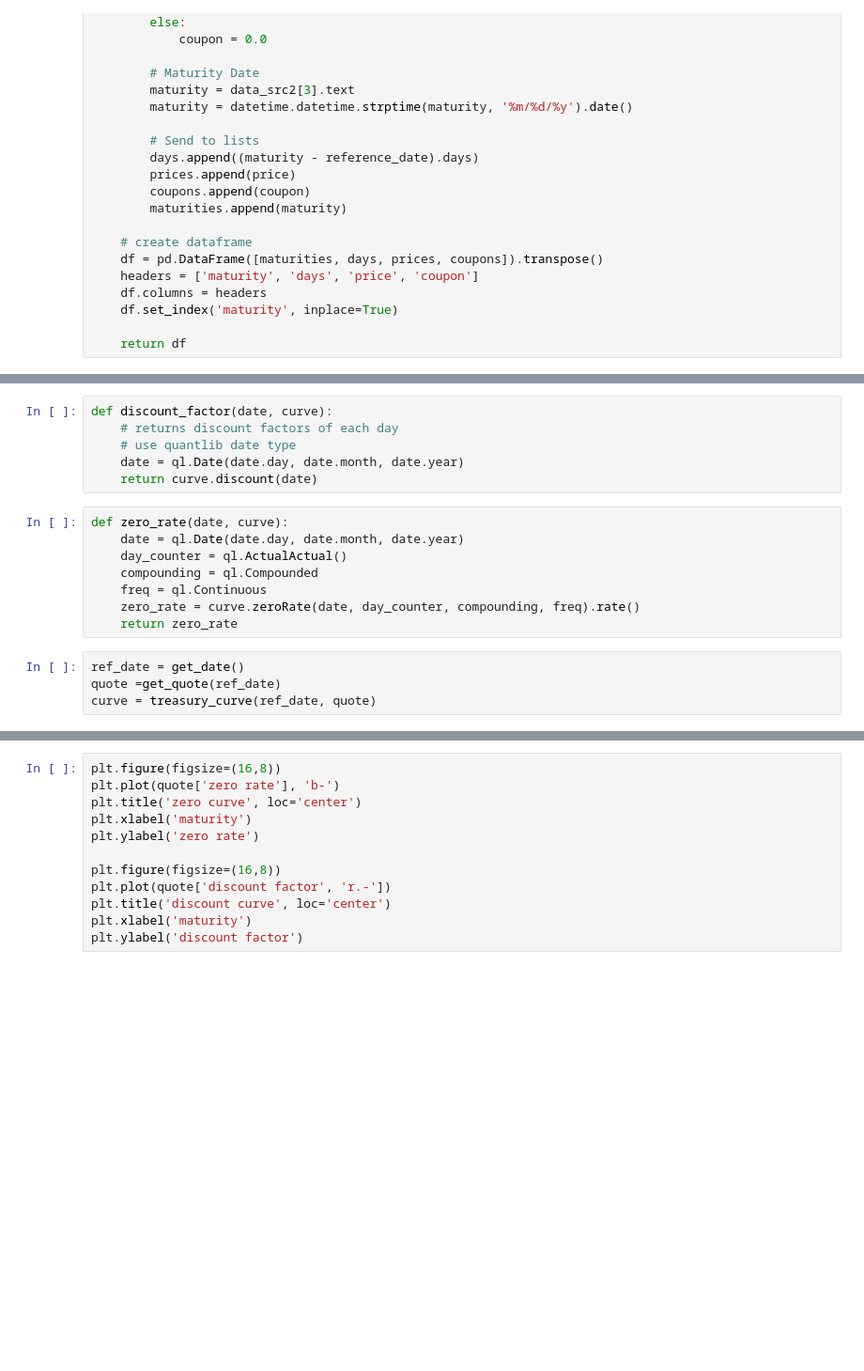
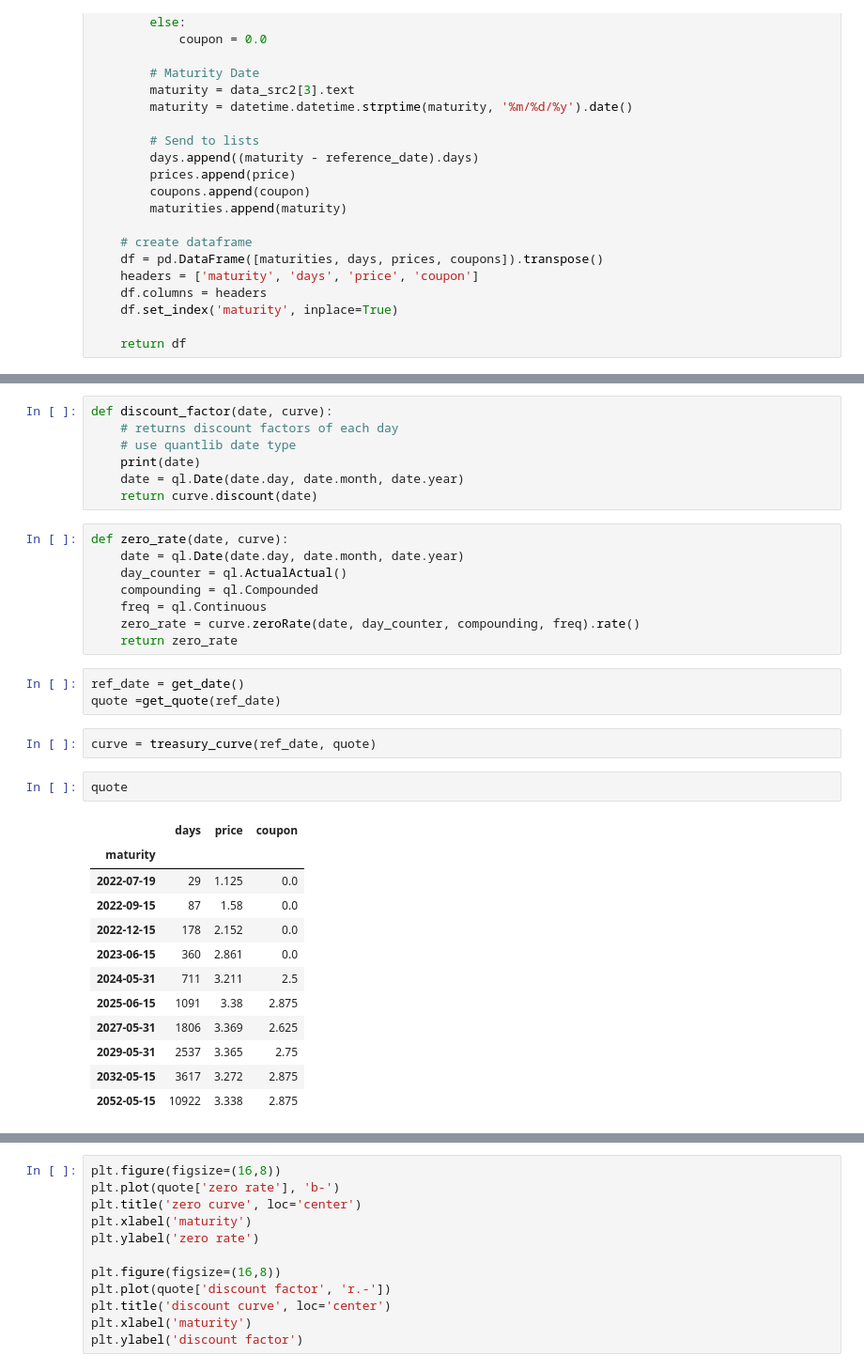
Before and after one commit to QuhiQuhihi/project_FICC_Quant, a Jupyter notebook: rate_curve.ipynb, the cells around one changed output, grey strips where cells are left out. Shown: that part at 94% size. Cells and saved outputs as stored; diff of their text form; blank space fills up the shorter version.

```diff
--- a/rate_curve.ipynb
+++ b/rate_curve.ipynb
@@ -156,6 +173,7 @@ def treasury_curve(date, quote):
 def discount_factor(date, curve):
     # returns discount factors of each day
     # use quantlib date type
+    print(date)
     date = ql.Date(date.day, date.month, date.year)
     return curve.discount(date)
 # %%
@@ -169,4 +187,20 @@ def zero_rate(date, curve):
 # %%
 ref_date = get_date()
 quote =get_quote(ref_date)
-curve = treasury_curve(ref_date, quote)
+# %%
+curve = treasury_curve(ref_date, quote)
+# %%
+quote
+# %% [output]
+|  | days | price | coupon |
+| maturity |  |  |  |
+| 2022-07-19 | 29 | 1.125 | 0.0 |
+| 2022-09-15 | 87 | 1.58 | 0.0 |
+| 2022-12-15 | 178 | 2.152 | 0.0 |
+| 2023-06-15 | 360 | 2.861 | 0.0 |
+| 2024-05-31 | 711 | 3.211 | 2.5 |
+| 2025-06-15 | 1091 | 3.38 | 2.875 |
+| 2027-05-31 | 1806 | 3.369 | 2.625 |
+| 2029-05-31 | 2537 | 3.365 | 2.75 |
+| 2032-05-15 | 3617 | 3.272 | 2.875 |
+| 2052-05-15 | 10922 | 3.338 | 2.875 |
```
Also changed, not shown: parts of 5 cells of this notebook.
